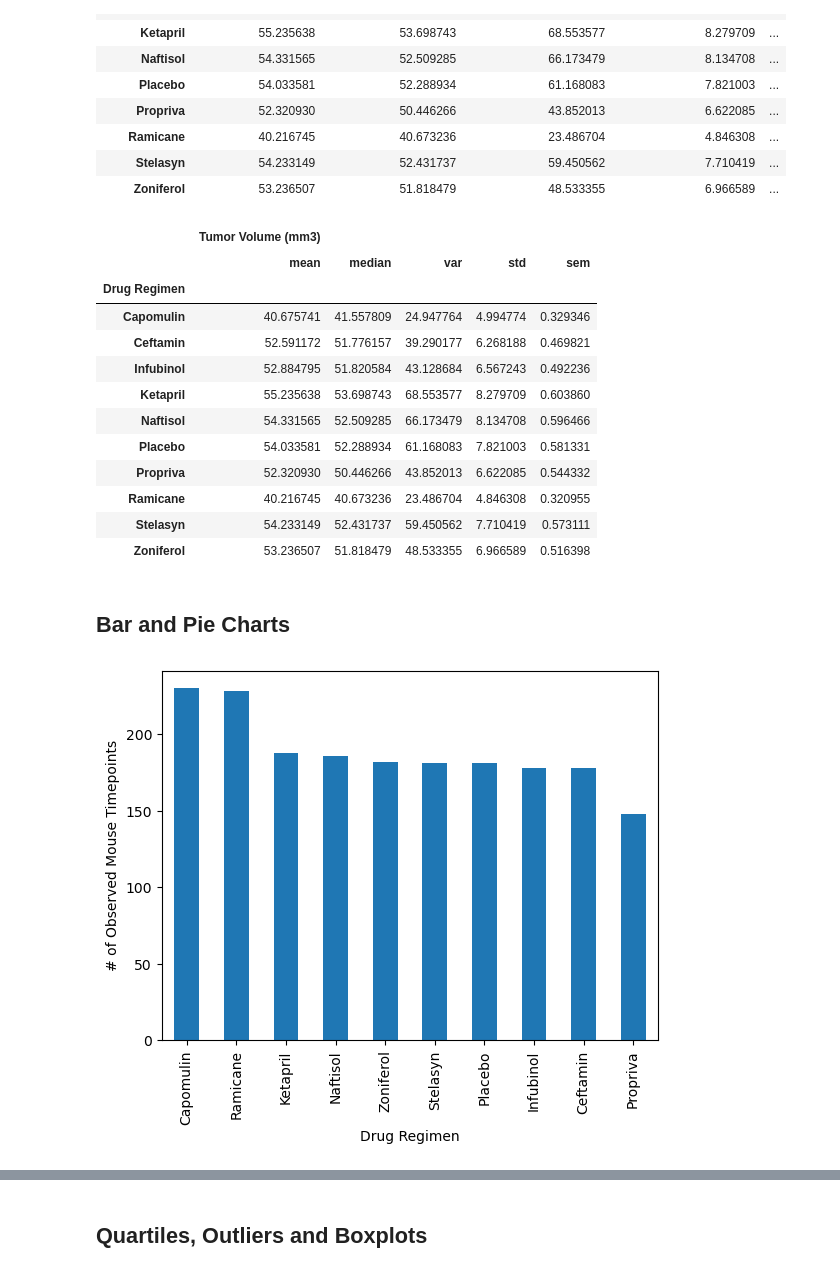
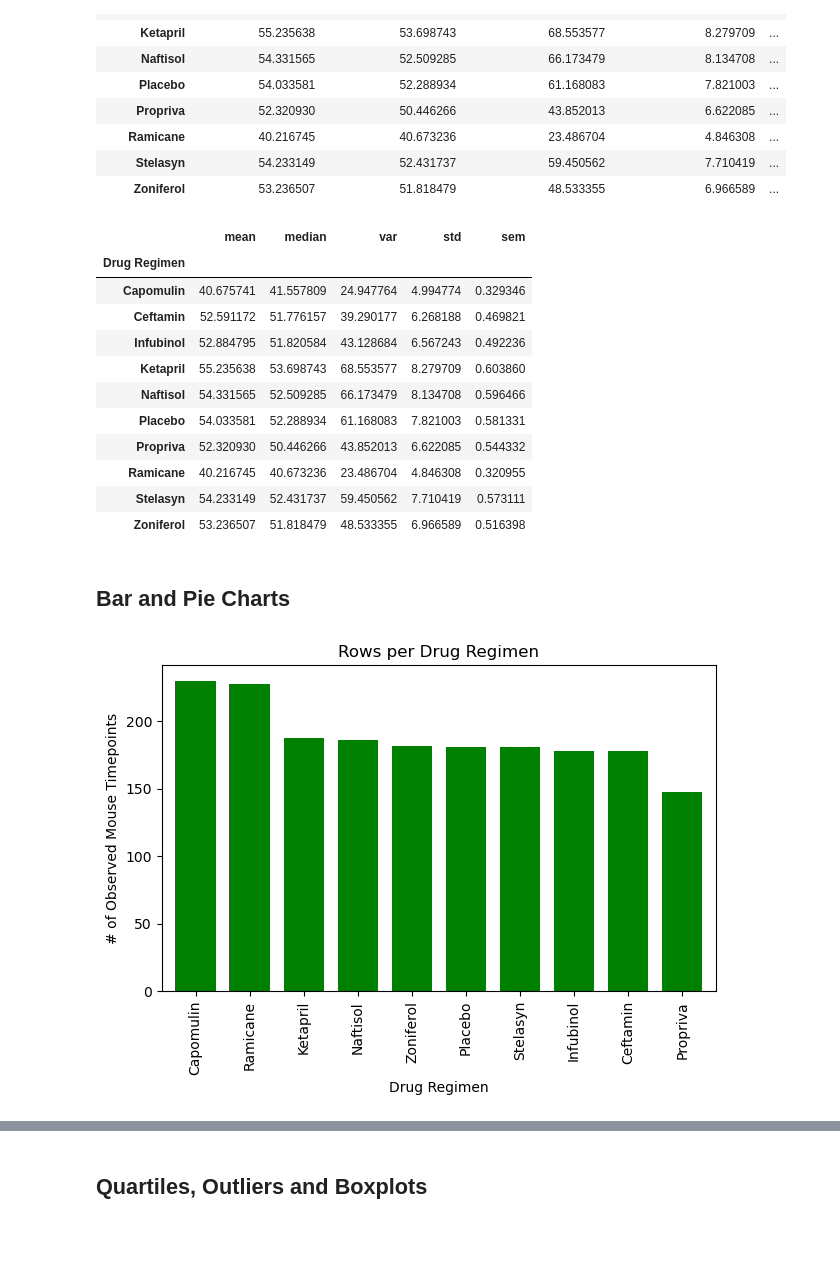
Before and after one commit to bhart4278/matplotlib-challenge, a Jupyter notebook: pymaceuticals/pymaceuticals_code.ipynb, the cells around one changed output, grey strips where cells are left out. Drawn from its saved outputs; the diff is of its cells as text; code cells hidden in the pictures; blank space fills up the shorter version.

Commit message:
bar and pie charts

```diff
--- a/pymaceuticals/pymaceuticals_code.ipynb
+++ b/pymaceuticals/pymaceuticals_code.ipynb
@@ -127,8 +127,10 @@ tumor_regimen_stats
 # and SEM of the tumor volume for each regimen (only one method is required in the solution)
 
 # Using the aggregation method, produce the same summary statistics in a single line
+agg_stats = cleaned_df.groupby('Drug Regimen')['Tumor Volume (mm3)'].agg(['mean', 'median', 'var', 'std', 'sem'])
+
+agg_stats
 # %% [output]
-|  | Tumor Volume (mm3) |  |  |  |  |
 |  | mean | median | var | std | sem |
 | Drug Regimen |  |  |  |  |  |
 | Capomulin | 40.675741 | 41.557809 | 24.947764 | 4.994774 | 0.329346 |
@@ -145,7 +147,14 @@ tumor_regimen_stats
 ## Bar and Pie Charts
 # %%
 # Generate a bar plot showing the total number of rows (Mouse ID/Timepoints) for each drug regimen using Pandas.
+regimen_count = cleaned_df['Drug Regimen'].value_counts()
+pandas_rows = regimen_count.plot.bar(color='g', width=0.75)
+plt.ylabel('# of Observed Mouse Timepoints')
+plt.xlabel('Drug Regimen')
+plt.title('Rows per Drug Regimen')
+plt.tight_layout()
+plt.show()
 # %% [output]
-[figure, old version]
+[figure, new version]
 # %%
 # Generate a bar plot showing the total number of rows (Mouse ID/Timepoints) for each drug regimen using pyplot.
```
Also changed, not shown: parts of 3 cells of this notebook, 1 other file.
